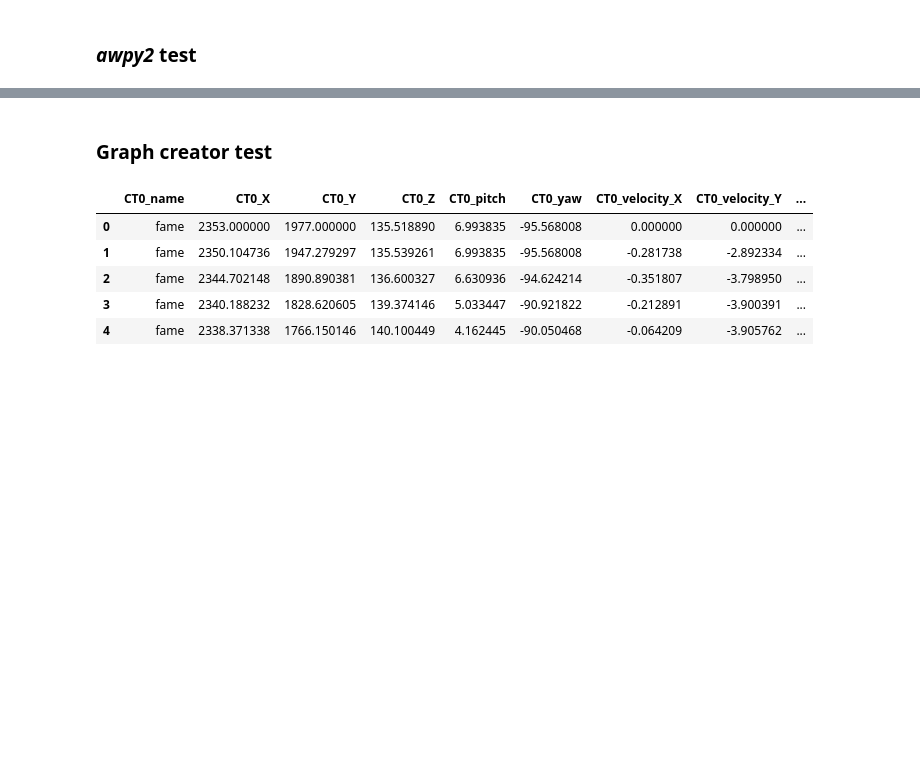
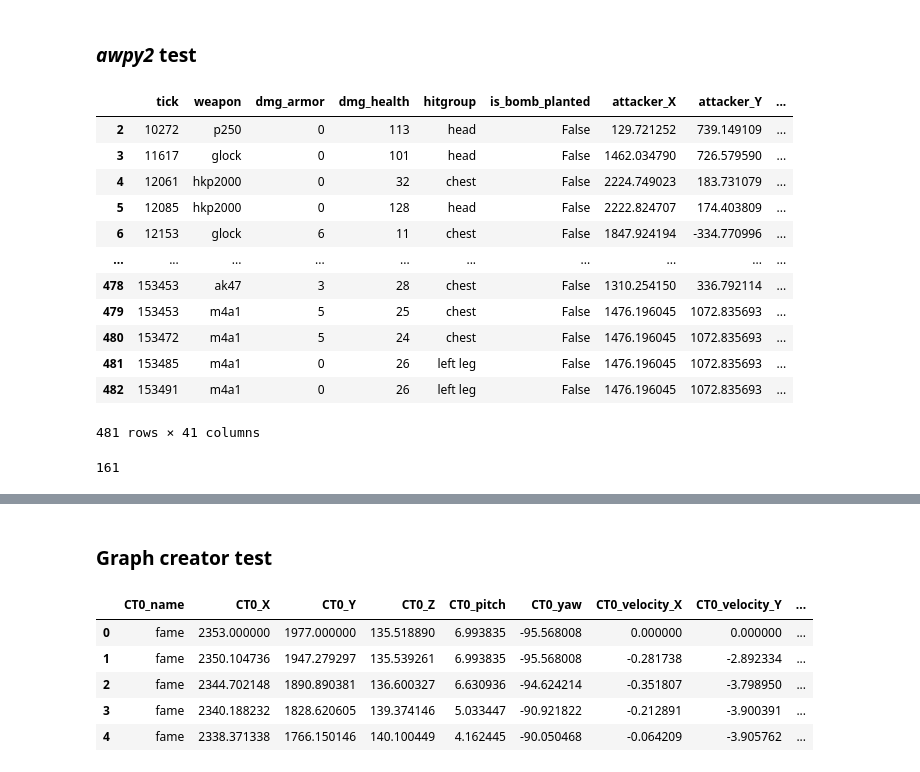
Before and after one commit to szmidapatrik/c2m1TPaeVlsln, a Jupyter notebook: proj/graph_dataset/CS2_dataset_package_test.ipynb, the cells around one changed output, grey strips where cells are left out. Saved outputs shown, nothing was run; the diff lists cells and outputs as text; code cells hidden in the pictures; blank space fills up the shorter version.

```diff
--- a/proj/graph_dataset/CS2_dataset_package_test.ipynb
+++ b/proj/graph_dataset/CS2_dataset_package_test.ipynb
@@ -42,3 +23,24 @@ Traceback (most recent call last):  File "<frozen runpy>", line 198, in _run_mod
 ### ***awpy2*** test
 # %%
 dem = Demo(path='../../data/matches-raw/cs2/2024/_blast-premier-spring-final-2024-faze-vs-vitality-bo3-lQLvdLlJcL7dI4fNDLSZOXfaze-vs-vitality-m1-inferno.dem')
+# %%
+dem.damages
+# %% [output]
+|  | tick | weapon | dmg_armor | dmg_health | hitgroup | is_bomb_planted | attacker_X | attacker_Y | ... |
+| 2 | 10272 | p250 | 0 | 113 | head | False | 129.721252 | 739.149109 | ... |
+| 3 | 11617 | glock | 0 | 101 | head | False | 1462.034790 | 726.579590 | ... |
+| 4 | 12061 | hkp2000 | 0 | 32 | chest | False | 2224.749023 | 183.731079 | ... |
+| 5 | 12085 | hkp2000 | 0 | 128 | head | False | 2222.824707 | 174.403809 | ... |
+| 6 | 12153 | glock | 6 | 11 | chest | False | 1847.924194 | -334.770996 | ... |
+| ... | ... | ... | ... | ... | ... | ... | ... | ... | ... |
+| 478 | 153453 | ak47 | 3 | 28 | chest | False | 1310.254150 | 336.792114 | ... |
+| 479 | 153453 | m4a1 | 5 | 25 | chest | False | 1476.196045 | 1072.835693 | ... |
+| 480 | 153472 | m4a1 | 5 | 24 | chest | False | 1476.196045 | 1072.835693 | ... |
+| 481 | 153485 | m4a1 | 0 | 26 | left leg | False | 1476.196045 | 1072.835693 | ... |
+| 482 | 153491 | m4a1 | 0 | 26 | left leg | False | 1476.196045 | 1072.835693 | ... |
+481 rows × 41 columns
+# %%
+dmg = dem.damages
+dmg.loc[(dmg['round'] == 1) & (dmg['attacker_name'] == 'ropz')]['dmg_health_real'].sum()
+# %% [output]
+161
```
Also changed, not shown: parts of 10 cells of this notebook, 11 other files.
